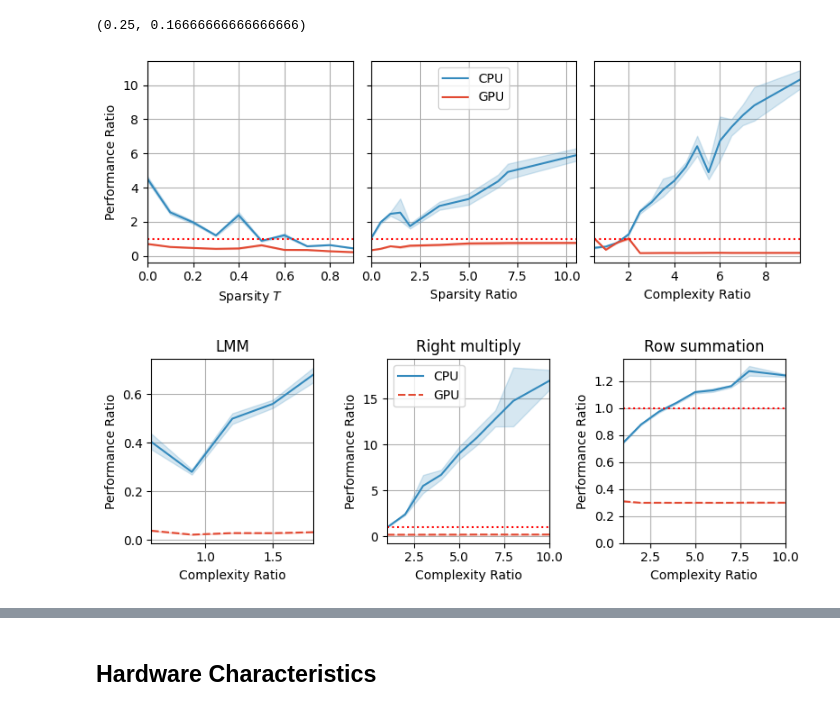
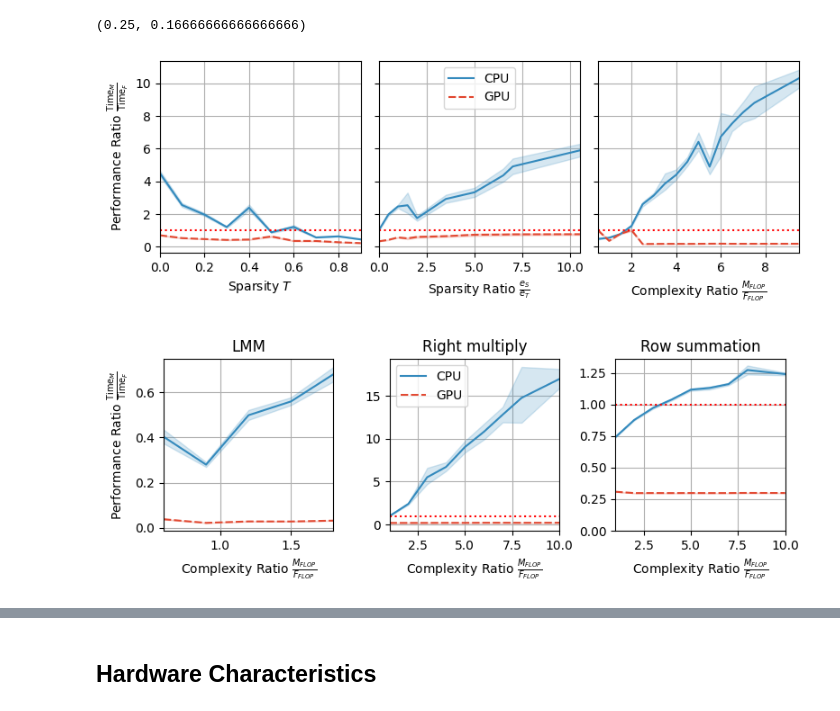
Before and after one commit to ptemarvelde/msc-thesis-figures, a Jupyter notebook: cost-estimation/motivation.ipynb, the cells around one changed output, grey strips where cells are left out. Cells and saved outputs as stored; diff of their text form; code cells hidden in the pictures.

```diff
--- a/cost-estimation/motivation.ipynb
+++ b/cost-estimation/motivation.ipynb
@@ -93,7 +94,7 @@ len(all_df[all_df.label]) / len(all_df)
 pos_label_real_df = all_df[(all_df.operator.isin(MODEL_OPERATORS)) & (all_df.label) &( all_df.dataset_type != 'synthetic')]
 
 # Set the figure size
-fig, ax = plt.subplots(figsize=(FIGURE_WIDTH_INCHES*0.7, 3))
+fig, ax = plt.subplots(figsize=(FIGURE_WIDTH_INCHES*0.9, 3))
 
 # Create the bar plot
 sns.barplot(data=pos_label_real_df, x='dataset_formatted', y='speedup', ax=ax, errorbar=None, width=0.6)
@@ -102,25 +103,25 @@ num_bars = len(ax.patches)
 
 colors = sns.color_palette()
 # Create a legend
-legend_elements = [Patch(facecolor=colors[1], edgecolor='black', hatch='xx', label='TPCx-AI'),
-                   Patch(facecolor=colors[0], edgecolor='black', hatch='--', label='Hamlet')]
+legend_elements = [Patch(facecolor=colors[1], edgecolor='black',  label='TPCx-AI'),
+                   Patch(facecolor=colors[0], edgecolor='black',  label='Hamlet')]
 ax.legend(handles=legend_elements)
 for patch in ax.patches:
     patch.set_facecolor(colors[1] if patch.get_x() > 6 else colors[0])
     patch.set_alpha(0.85)
     # patch.set_facecolor('white')
     patch.set_edgecolor('black')
-    patch.set_linewidth(1)
-    patch.set_hatch('--' if patch.get_x() > 6 else 'xx')
+    patch.set_linewidth(1.3)
+    # patch.set_hatch('--' if patch.get_x() > 6 else 'xx')
     patch.set_capstyle('round')
 
 add_red_line(ax, 'horizontal', 1.0, add_tick=True)
 # Add a horizontal grid
 ax.grid(axis='y')
 ax.set_axisbelow(True)
-ax.set_ylabel("Performance Ratio")
+ax.set_ylabel('Performance Ratio $\\frac{\\text{Time}_M}{\\text{Time}_F}$')
 ax.set_xlabel("Dataset")
 fig.tight_layout()
-if SAVE or True:
+if SAVE or False:
     fig.savefig(f"{LATEX_PROJECT_BASE_PATH}/chapters/05_cost_estimation/figures/real_datasets_speedup.pdf", bbox_inches='tight')
 # %% [output]
@@ -172,12 +173,12 @@ row=axs
 for j, (ax, x_var, x_label) in enumerate(zip(
         row,
         ['sparsity_T_rounded' , 'sparsity_ratio_rounded', 'complexity_rounded'],
-        ['Sparsity $T$',  'Sparsity Ratio', 'Complexity Ratio']
+        ['Sparsity $T$',  'Sparsity Ratio $\\frac{e_S}{e_T}$', 'Complexity Ratio $\\frac{M_{FLOP}}{F_{FLOP}}$']
     )):
     df = runtime_df
     sns.lineplot(df, x=x_var, y='speedup',
             hue='compute_type',
-            ax=ax, errorbar=('ci', 99))
+            ax=ax, errorbar=('ci', 99),  style='compute_type')
     ax.set_xlabel(x_label)  # Capitalize the x axis labels
     if j == 1:  # Only show the legend in the middle figure
         handles, labels = ax.get_legend_handles_labels()
@@ -189,7 +190,7 @@ for j, (ax, x_var, x_label) in enumerate(zip(
     ax.grid()
     ax.set_axisbelow(True)
     # ax.set_ylabel(f'{["Models", "Operators"][i]}\nPerformance Ratio')  # Set 'Performance Ratio' as the y axis label
-    ax.set_ylabel(f'Performance Ratio')  # Set 'Performance Ratio' as the y axis label
+    ax.set_ylabel('Performance Ratio $\\frac{\\text{Time}_M}{\\text{Time}_F}$')  # Set 'Performance Ratio' as the y axis label
 
     add_red_line(ax, 'horizontal', 1.0, add_tick=False)
 
@@ -197,37 +198,40 @@ fig.tight_layout()
 if SAVE or False:
     fig.savefig(f"{LATEX_PROJECT_BASE_PATH}/chapters/05_cost_estimation/figures/motivation_perf_ratio_vs_data_chars.pdf", bbox_inches='tight')
 # %% [output]
-[figure, old version]
+[figure, new version]
 # %%
 fig, axs = plt.subplots(1, 3, figsize=(FIGURE_WIDTH_INCHES, 3))
 
-for ax, round_res, (group, df) in zip(axs, [0.3, 1., 1.], runtime_df[runtime_df.operator.isin(['Row summation', 'LMM', 'Right multiply'])].groupby('operator')):
+for i, (ax, round_res, (group, df)) in enumerate(zip(axs, [0.3, 1., 1.], runtime_df[runtime_df.operator.isin(['Row summation', 'LMM', 'Right multiply'])].groupby('operator'))):
     df = df.copy()
     df.compute_type = df.compute_type.str.upper()
 
     df['complexity_rounded'] = df.complexity_ratio.apply(lambda x: round_partial(x, round_res))
     sns.lineplot(data=df, x='complexity_rounded', y='speedup', hue='compute_type', ax=ax, style='compute_type')
 
     ax.set_title(group)
     ax.grid()
-    ax.set_ylabel("Performance Ratio")
-    ax.set_xlabel("Complexity Ratio")
+    if i == 0:
+        ax.set_ylabel('Performance Ratio $\\frac{\\text{Time}_M}{\\text{Time}_F}$')
+    else:
+        ax.set_ylabel(None)
+    ax.set_xlabel('Complexity Ratio $\\frac{M_{FLOP}}{F_{FLOP}}$')
 
     ax.set_xlim(left=df.complexity_rounded.min(), right=df.complexity_rounded.max())
     ax.set_axisbelow(True)
     if ax.get_ylim()[0] > 0.:
         ax.set_ylim(bottom=0.0)
     ax.get_legend().remove()
     if group == 'Right multiply':
         ax.legend()
     add_red_line(ax, 'horizontal')
 
 
 fig.tight_layout()
-if SAVE or False:
+if SAVE or True:
     fig.savefig(f"{LATEX_PROJECT_BASE_PATH}/chapters/05_cost_estimation/figures/motivation_speedup_complexity_ratio.pdf", bbox_inches='tight')
 # %% [output]
-[figure, old version]
+[figure, new version]
 # %%
 runtime_df.columns
 # %% [output]
```
Also changed, not shown: parts of 5 cells of this notebook, 2 other files.
